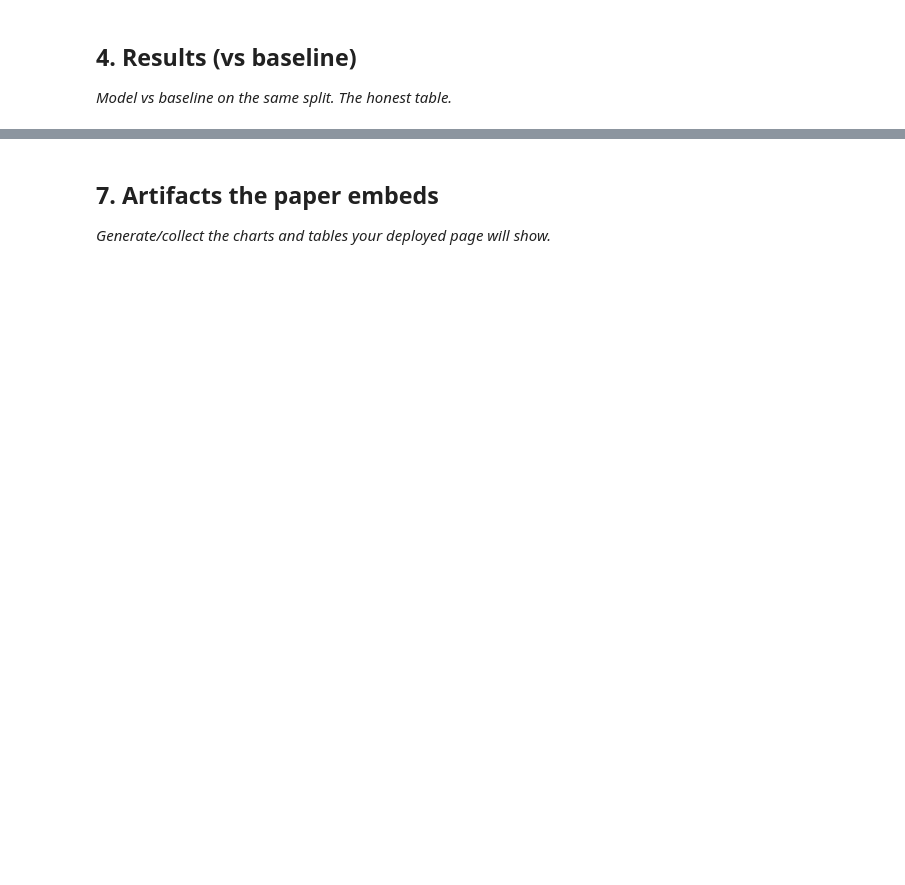
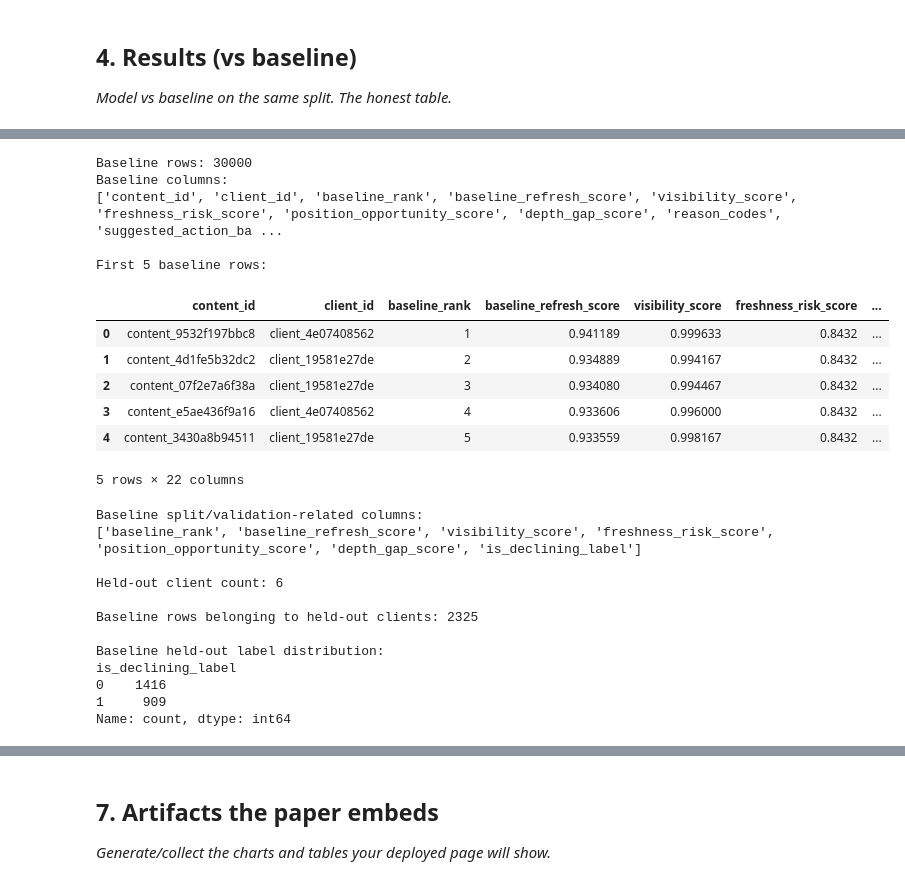
Before and after one commit to Ishwarsolanki-004/ML-internship-with-flyrank-ai, a Jupyter notebook: work/notebooks/capstone.ipynb, the cells around one changed output, grey strips where cells are left out. Cells and saved outputs as stored; diff of their text form; code cells hidden in the pictures; blank space fills up the shorter version.

```diff
--- a/work/notebooks/capstone.ipynb
+++ b/work/notebooks/capstone.ipynb
@@ -32,0 +280,58 @@ This skeleton is yours to fill. Work the sections **in order** — each one has
+# %%
+# Compare baseline and Random Forest on the same held-out clients
+
+baseline_path = processed_dir / "baseline_refresh_queue.csv"
+baseline = pd.read_csv(baseline_path)
+
+print("Baseline rows:", len(baseline))
+print("Baseline columns:")
+print(list(baseline.columns))
+
+print("\nFirst 5 baseline rows:")
+display(baseline.head())
+
+print("\nBaseline split/validation-related columns:")
+print([
+    c for c in baseline.columns
+    if any(word in c.lower() for word in ["split", "rank", "score", "label", "declin"])
+])
+
+print("\nHeld-out client count:", heldout["client_id"].nunique())
+
+# Check whether the baseline queue contains the held-out items
+if "client_id" in baseline.columns:
+    baseline_heldout = baseline[
+        baseline["client_id"].isin(heldout["client_id"].unique())
+    ].copy()
+
+    print("\nBaseline rows belonging to held-out clients:",
+          len(baseline_heldout))
+
+    if "is_declining_label" in baseline_heldout.columns:
+        print("\nBaseline held-out label distribution:")
+        print(baseline_heldout["is_declining_label"].value_counts())
+# %% [output]
+Baseline rows: 30000
+Baseline columns:
+['content_id', 'client_id', 'baseline_rank', 'baseline_refresh_score', 'visibility_score', 'freshness_risk_score', 'position_opportunity_score', 'depth_gap_score', 'reason_codes', 'suggested_action_ba ...
+
+First 5 baseline rows:
+|  | content_id | client_id | baseline_rank | baseline_refresh_score | visibility_score | freshness_risk_score | ... |
+| 0 | content_9532f197bbc8 | client_4e07408562 | 1 | 0.941189 | 0.999633 | 0.8432 | ... |
+| 1 | content_4d1fe5b32dc2 | client_19581e27de | 2 | 0.934889 | 0.994167 | 0.8432 | ... |
+| 2 | content_07f2e7a6f38a | client_19581e27de | 3 | 0.934080 | 0.994467 | 0.8432 | ... |
+| 3 | content_e5ae436f9a16 | client_4e07408562 | 4 | 0.933606 | 0.996000 | 0.8432 | ... |
+| 4 | content_3430a8b94511 | client_19581e27de | 5 | 0.933559 | 0.998167 | 0.8432 | ... |
+5 rows × 22 columns
+Baseline split/validation-related columns:
+['baseline_rank', 'baseline_refresh_score', 'visibility_score', 'freshness_risk_score', 'position_opportunity_score', 'depth_gap_score', 'is_declining_label']
+
+Held-out client count: 6
+
+Baseline rows belonging to held-out clients: 2325
+
+Baseline held-out label distribution:
+is_declining_label
+0    1416
+1     909
+Name: count, dtype: int64
```
Also changed, not shown: parts of 21 cells of this notebook, 18 other files.
